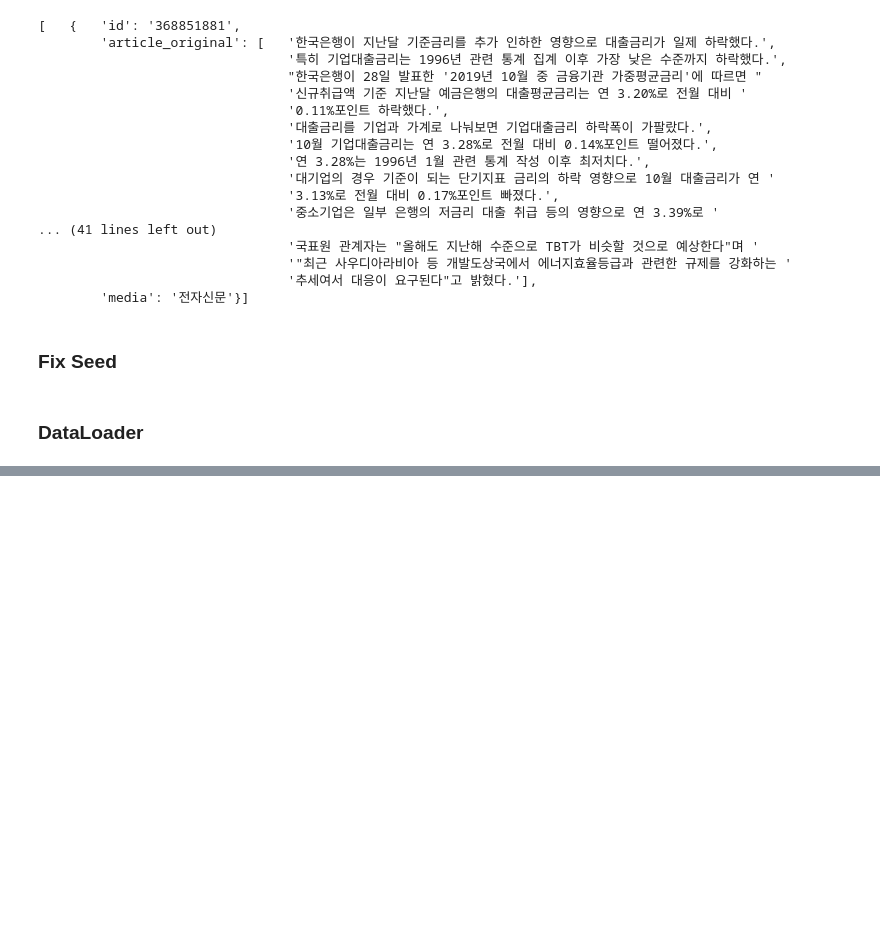
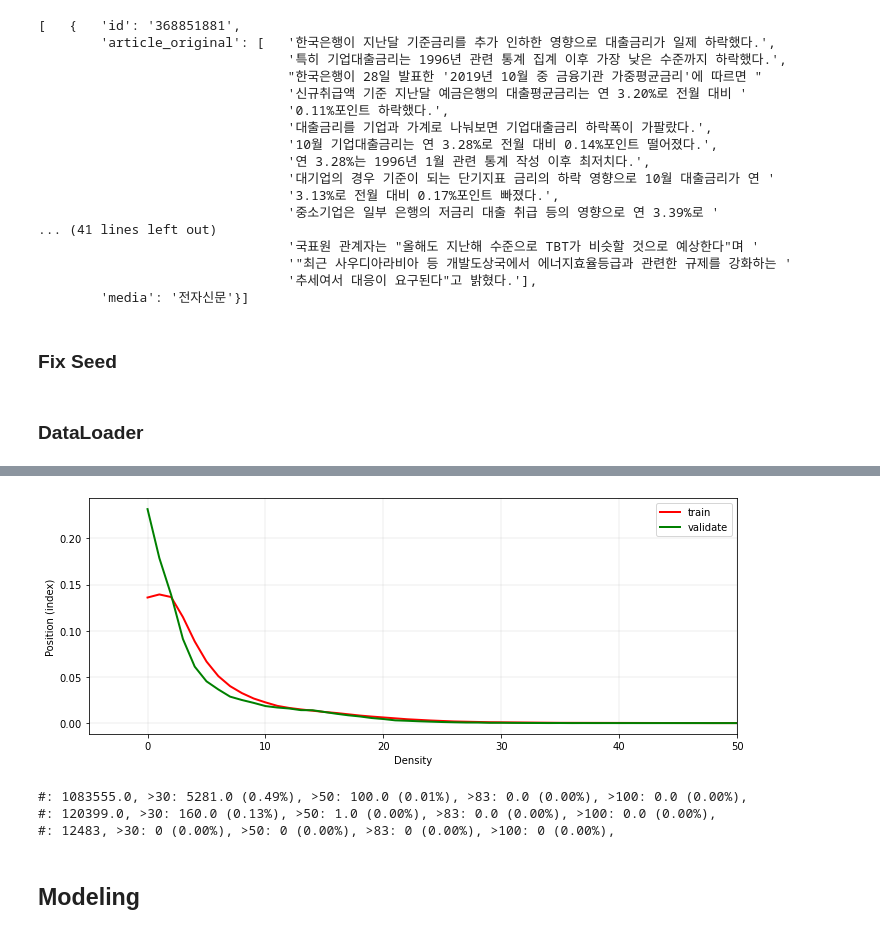
Before and after one commit to cawandmilk/gas, a Jupyter notebook: main.ipynb, the cells around one changed output, grey strips where cells are left out. Cells and saved outputs as stored; diff of their text form; code cells hidden in the pictures; blank space fills up the shorter version.

```diff
--- a/main.ipynb
+++ b/main.ipynb
@@ -52,6 +55,7 @@ class HParams(object):
         ## Dataloader
         self.tokenizer_name = "beomi/KcELECTRA-base"
         self.pt_path = self.data
+        self.max_cls_len = 83 ## only 83 sentences are allowed.
 
         self.per_replica_batch_size = 32 ## multiple of 8
         self.global_batch_size = self.per_replica_batch_size * torch.cuda.device_count() ## 32
@@ -60,6 +64,13 @@ class HParams(object):
         ## Modeling.
         self.device = torch.device("cuda" if torch.cuda.is_available() else "cpu")
 
+        ## Transformer Decoder.
+        self.d_model = 768
+        self.nhead = 12
+        self.dropout = 0.1
+
+        self.num_layers = 2
+
 
 args = HParams()
 pprint.PrettyPrinter(indent=4, sort_dicts=False).pprint(vars(args))
@@ -214,6 +225,9 @@ class TrainDataset(torch.utils.data.Dataset):
         self.cls_pad_id = cls_pad_id
         self.seg_pad_id = seg_pad_id
         self.debug = debug
+
+        self.dummy_tar_ext = np.array([0, 1, 2])
+        self.dummy_tar_abs = np.array([2, 3])
 
         self.tokenizer = transformers.AutoTokenizer.from_pretrained(args.tokenizer_name)
         self.df = self._data_loader() ## dataframe format
@@ -300,8 +314,8 @@ class TrainDataset(torch.utils.data.Dataset):
             for document in documents:
                 ## Elements.
                 inp = [self._clean_text(sentence) for sentence in document["article_original"]]
-                tar_ext = None ## dummy
-                tar_abs = None ## dummy
+                tar_ext = self.dummy_tar_ext ## dummy
+                tar_abs = self.dummy_tar_abs ## dummy
 
                 ## Insert.
                 data["inp"].append(inp)
@@ -327,7 +341,7 @@ class TrainDataset(torch.utils.data.Dataset):
 
         ## Padding.
         self.max_inp_len = max(df["inp"].map(lambda x: len(x)))
-        self.max_cls_len = max(df["cls"].map(lambda x: len(x)))
+        self.max_cls_len = args.max_cls_len if args.max_cls_len != None else max(df["cls"].map(lambda x: len(x)))
 
         df["inp"] = self._pad(df["inp"], self.inp_pad_id, self.max_inp_len) ## 0
         df["cls"] = self._pad(df["cls"], self.cls_pad_id, self.max_cls_len) ## -1
@@ -403,7 +417,7 @@ class TrainDataset(torch.utils.data.Dataset):
 
 
     def __getitem__(self, idx) -> dict:
-        return self.df.loc[idx].to_dict()
+        return {key: torch.from_numpy(value) for key, value in self.df.loc[idx, :].to_dict().items()}
 # %%
 %%time
 tr_ds = TrainDataset("tr", data_path=args.tr_data)
@@ -421,0 +480,38 @@ Loading json data in data/tr:
+# %%
+def get_hist2(ds):
+    ans = []
+    for i in tqdm(range(len(ds))):
+        ans.append(ds[i]["tar_ext"].numpy())
+    ans = np.sum(np.stack(ans, axis=0), axis=0)
+    return ans
+# %%
+tr_bin = get_hist2(tr_ds)
+vl_bin = get_hist2(vl_ds)
+ts_bin = get_hist2(ts_ds)
+# %%
+plt.figure(figsize=(10, 4), facecolor="white")
+
+plt.plot(tr_bin / np.sum(tr_bin), color="r", lw=2, label="train")
+plt.plot(vl_bin / np.sum(vl_bin), color="g", lw=2, label="validate")
+
+plt.xlim([-5, 50])
+plt.xlabel("Density")
+plt.ylabel("Position (index)")
+plt.legend()
+plt.grid(lw=.2)
+
+plt.tight_layout()
+plt.savefig("1.png")
+# %% [output]
+[figure, added]
+# %%
+for b in [tr_bin, vl_bin, ts_bin]:
+    print(f"#: {np.sum(b)}, ", end="")
+    for threshold in [30, 50, 83, 100]:
+        allowed = np.sum(np.array(b)[:threshold])
+        print(f">{threshold}: {np.sum(b)-allowed} ({(np.sum(b)-allowed)/np.sum(b)*100:.2f}%), ", end="")
+    print()
+# %% [output]
+#: 1083555.0, >30: 5281.0 (0.49%), >50: 100.0 (0.01%), >83: 0.0 (0.00%), >100: 0.0 (0.00%),
+#: 120399.0, >30: 160.0 (0.13%), >50: 1.0 (0.00%), >83: 0.0 (0.00%), >100: 0.0 (0.00%),
+#: 12483, >30: 0 (0.00%), >50: 0 (0.00%), >83: 0 (0.00%), >100: 0 (0.00%),
@@ -421,0 +520,2 @@ Loading json data in data/tr:
+# %% [markdown]
+## **Modeling**
```
Also changed, not shown: parts of 10 cells of this notebook.
